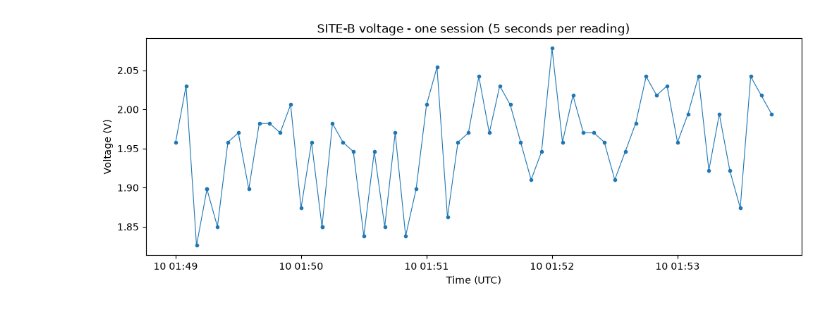
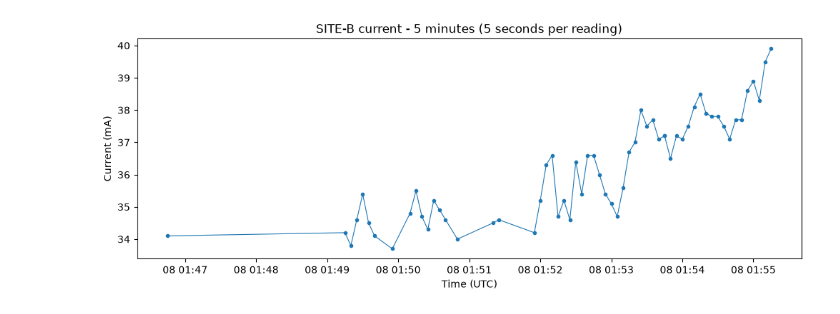
Before and after one commit to Lisura123/J26-IT-348, a Jupyter notebook: component1-sensing-grading/notebooks/01_explore_data.ipynb, the cells around one changed output. Saved outputs shown, nothing was run; the diff lists cells and outputs as text; code cells hidden in the pictures.

```diff
--- a/component1-sensing-grading/notebooks/01_explore_data.ipynb
+++ b/component1-sensing-grading/notebooks/01_explore_data.ipynb
@@ -1,12 +1,19 @@
 # %%
-# Load libraries and the raw sensor data
+# Load libraries and the raw sensor data of all 6 sites
+import sys
+sys.path.append("../src")
+
 import pandas as pd
 import matplotlib.pyplot as plt
+from load_data import load_raw, load_health
 
-raw = pd.read_csv("../data/member1_raw_sensor_stream.csv")
-ref = pd.read_csv("../data/member1_sensor_health.csv")
+raw = load_raw()
+ref = load_health()
 
 print("Raw rows:", raw.shape)
 print("Reference rows:", ref.shape)
+print()
+print("Rows per site:")
+print(raw["site_id"].value_counts().sort_index())
 raw.head()
 # %% [output]
@@ -49,12 +76,16 @@ Duplicate records: 18
 # %%
-# Plot voltage for one site to see the noise
+# Plot one day of SITE-B to see the day and the night
 site = raw[raw["site_id"] == "SITE-B"].copy()
 site["timestamp_utc"] = pd.to_datetime(site["timestamp_utc"])
+site = site.sort_values("timestamp_utc")   # rows came in arrival order, not time order
+day = site[site["timestamp_utc"].dt.date == site["timestamp_utc"].dt.date.iloc[0]]
 
-plt.figure(figsize=(12, 4))
-plt.plot(site["timestamp_utc"], site["voltage_v"], linewidth=0.8)
-plt.title("SITE-B raw voltage")
-plt.xlabel("Time (UTC)")
-plt.ylabel("Voltage (V)")
+fig, ax = plt.subplots(2, 1, figsize=(12, 6), sharex=True)
+ax[0].plot(day["timestamp_utc"], day["irradiance_lux"], linewidth=0.8)
+ax[0].set_ylabel("Light (lux)")
+ax[0].set_title("SITE-B - one day")
+ax[1].plot(day["timestamp_utc"], day["current_ma"], linewidth=0.8)
+ax[1].set_ylabel("Current (mA)")
+ax[1].set_xlabel("Time (UTC)")
 plt.show()
 # %% [output]
@@ -62,14 +93,15 @@ plt.show()
 # %%
-# Zoom into one 5-minute session to see the noise.
-# The first 60 SITE-B rows are one session.
-one_run = site.head(60)
+# Zoom into 5 minutes in the middle of the day to see the noise
+# (60 readings, one every 5 seconds)
+bright = day[day["irradiance_lux"] > 20000]
+one_run = bright.head(60)
 
 plt.figure(figsize=(12, 4))
-plt.plot(one_run["timestamp_utc"], one_run["voltage_v"],
+plt.plot(one_run["timestamp_utc"], one_run["current_ma"],
          marker="o", markersize=3, linewidth=0.8)
-plt.title("SITE-B voltage - one session (5 seconds per reading)")
+plt.title("SITE-B current - 5 minutes (5 seconds per reading)")
 plt.xlabel("Time (UTC)")
-plt.ylabel("Voltage (V)")
+plt.ylabel("Current (mA)")
 plt.show()
 # %% [output]
-[figure, old version]
+[figure, new version]
```
Also changed, not shown: parts of 4 cells of this notebook, 19 other files.
